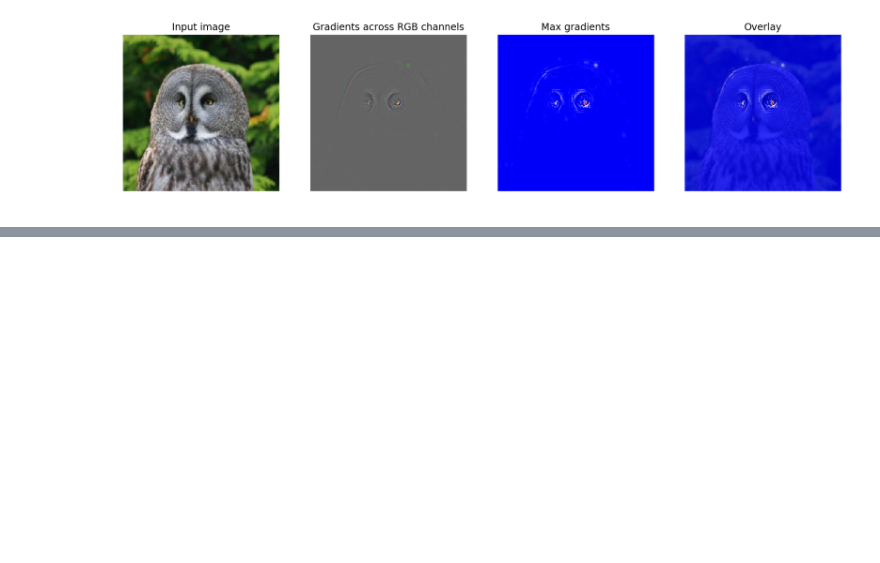
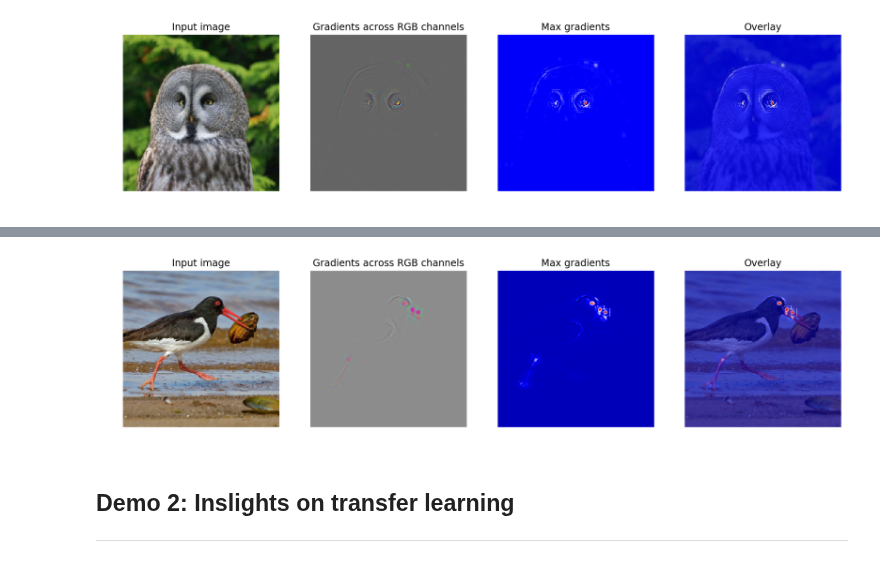
Before and after one commit to MisaOgura/flashtorch, a Jupyter notebook: presentations/hopperx1.ipynb, the cells around one changed output, grey strips where cells are left out. Saved outputs shown, nothing was run; the diff lists cells and outputs as text; code cells hidden in the pictures; blank space fills up the shorter version.

Commit message:
Add more sub-slides to demo 1

```diff
--- a/presentations/hopperx1.ipynb
+++ b/presentations/hopperx1.ipynb
@@ -216,0 +281,8 @@ Now that's more like it!
+# %%
+visualize(input_, guided_gradients, max_guided_gradients, alpha=0.6)
+# %% [output]
+[figure, added]
+# %% [markdown]
+## Demo 2: Inslights on transfer learning
+
+---
```
Also changed, not shown: parts of 26 cells of this notebook, 7 other files.
